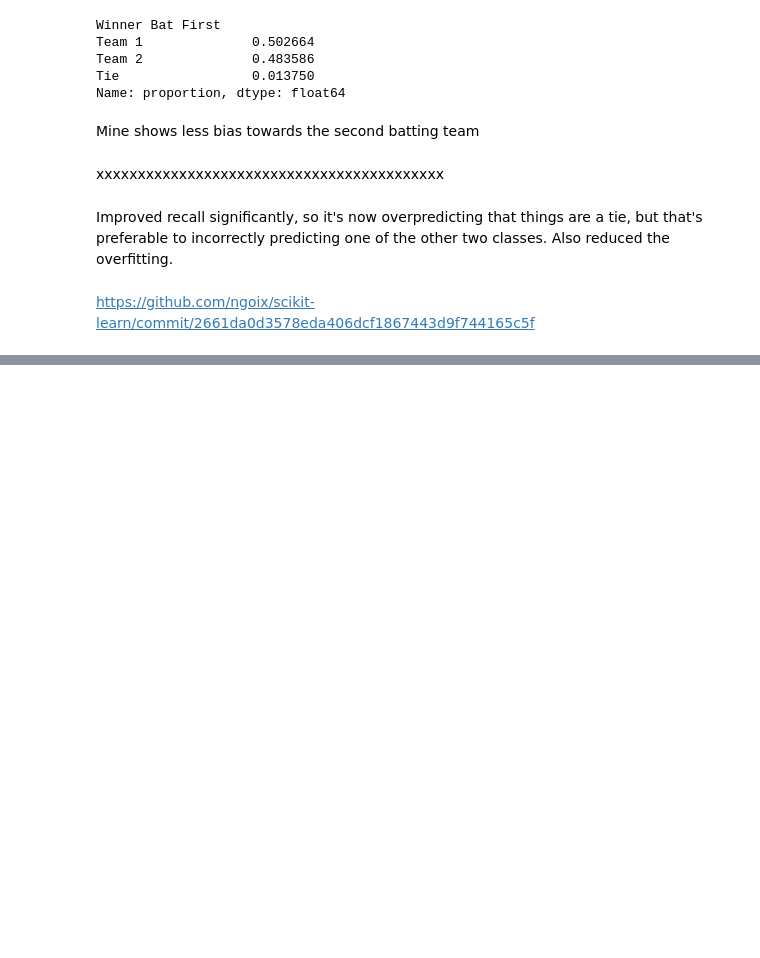
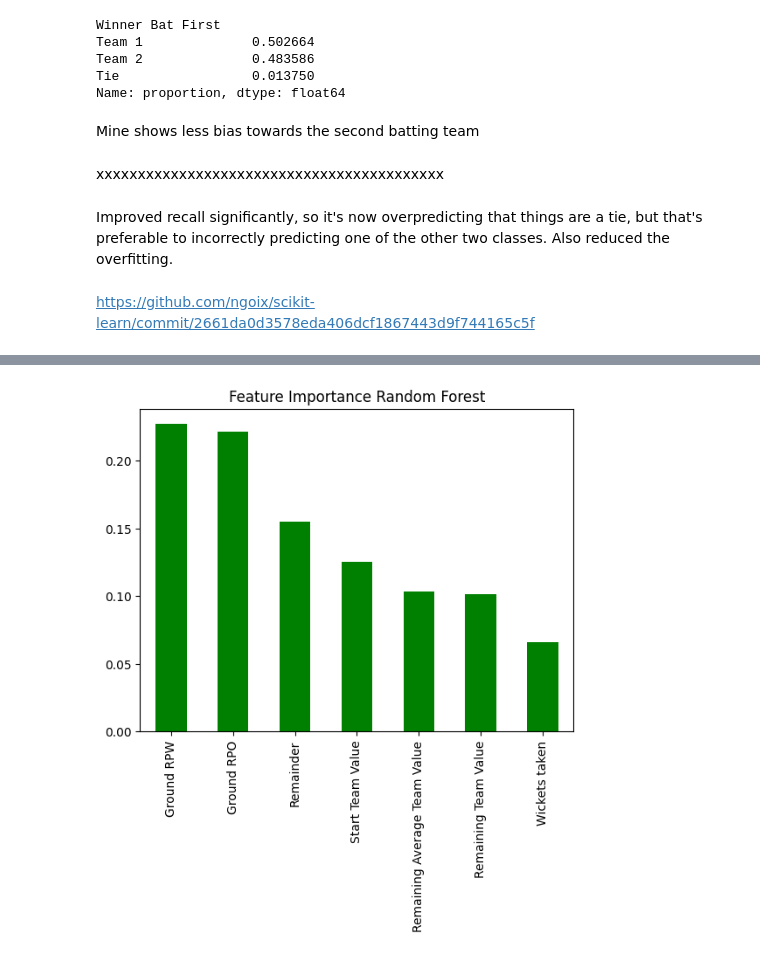
Before and after one commit to Swalke20/DLS_Project, a Jupyter notebook: RF_model.ipynb, the cells around one changed output, grey strips where cells are left out. Saved outputs shown, nothing was run; the diff lists cells and outputs as text; code cells hidden in the pictures; blank space fills up the shorter version.

```diff
--- a/RF_model.ipynb
+++ b/RF_model.ipynb
@@ -122,8 +140,7 @@ Because I'm using the full data, chosen to train on each parameter in turn and p
 # %%
 X_train, X_test, X_val, y_train, y_test, y_val = data_format(data_smin_train_df, data_test_df, data_val_df, None, None)
 # %%
-param_grid = {
-    'n_estimators': [100, 200, 300, 400, 500, 600, 700, 800, 900, 1000],
+param_grid = {'n_estimators': [100, 200, 300, 400, 500, 600, 700, 800, 900, 1000],
     'max_features': [1, 2, 3, 4, 5, 6, 7, 8],
     'max_samples': [0.1, 0.2, 0.3, 0.4, 0.5, 0.6, 0.7, 0.8, 0.9, 1],
     'max_depth': [10, 30,50, 60, 70, 80, 90, 100]
@@ -768,16 +785,3 @@ test_accuracy = accuracy_score(y_test, y_test_pred)
 print(f'Training Accuracy: {train_accuracy}, Validation Accuracy: {val_accuracy}, Test Accuracy: {test_accuracy}')
 # %% [output]
 Training Accuracy: 0.9642593024080396, Validation Accuracy: 0.9336608894408149, Test Accuracy: 0.9281189259232596
-# %%
-model = RandomForestClassifier(n_estimators=192, max_features=3, max_samples=0.3, max_depth=18, n_jobs=-1, random_state=7)
-model.fit(X_train, y_train)
-y_train_pred = model.predict(X_train)
-train_accuracy = accuracy_score(y_train, y_train_pred)
-
-y_val_pred = model.predict(X_val)
-val_accuracy = accuracy_score(y_val, y_val_pred)
-
-y_test_pred = model.predict(X_test)
-test_accuracy = accuracy_score(y_test, y_test_pred)
-
-print(f'Training Accuracy: {train_accuracy}, Validation Accuracy: {val_accuracy}, Test Accuracy: {test_accuracy}')
@@ -1065,0 +1048,8 @@ max_depth: 1112432.6407072397
+# %%
+feature_importances = pd.Series(model.feature_importances_, index=X_train.columns).sort_values(ascending=False)
+
+ax = feature_importances.plot.bar(color='green')
+ax.set_title('Feature Importance Random Forest')
+plt.show()
+# %% [output]
+[figure, added]
```
Also changed, not shown: parts of 10 cells of this notebook, 1 other file.
